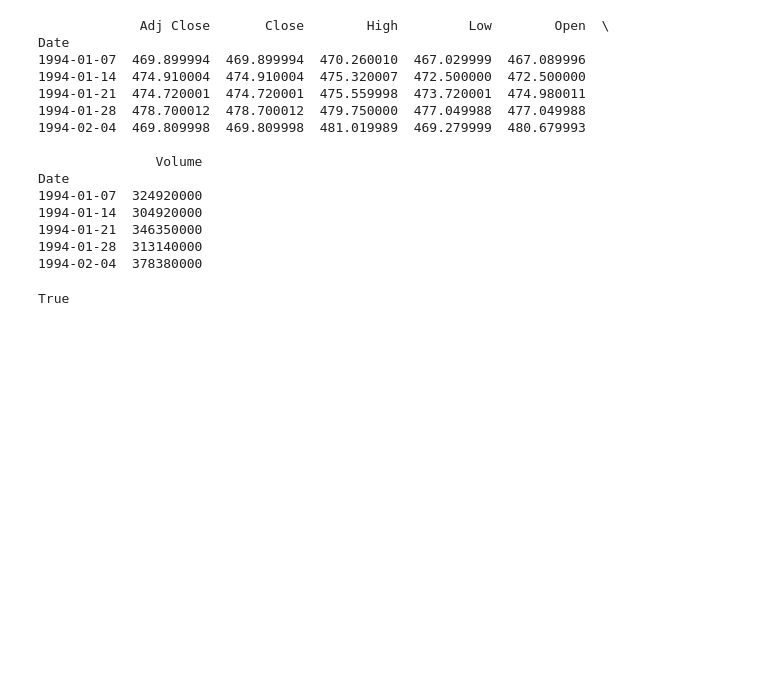
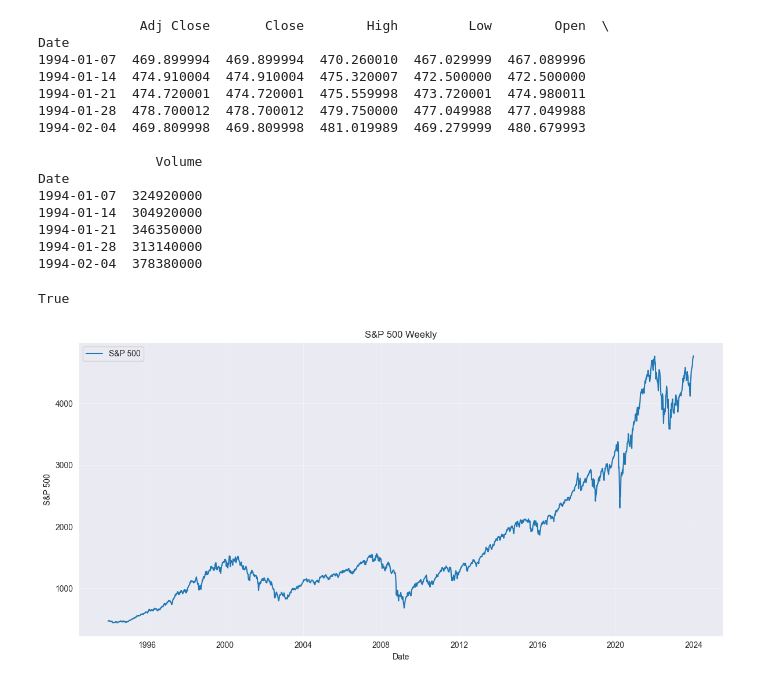
Before and after one commit to nickdatak/Unsupervised-Discovery-of-Market-Regimes, a Jupyter notebook: data/sp500_weekly.ipynb, the cells around one changed output. Saved outputs shown, nothing was run; the diff lists cells and outputs as text; code cells hidden in the pictures; blank space fills up the shorter version.

Commit message:
Visualisations added to weekly data

```diff
--- a/data/sp500_weekly.ipynb
+++ b/data/sp500_weekly.ipynb
@@ -38,3 +38,15 @@ print(sp500_weekly.index.is_monotonic_increasing) # sanity check 2
 True
 # %%
 sp500_weekly.to_csv("sp500_weekly.csv")
+# %%
+plt.figure(figsize=(12, 6))
+plt.plot(sp500_weekly.index, sp500_weekly["Close"], label="S&P 500", color="tab:blue")
+plt.xlabel("Date")
+plt.ylabel("S&P 500")
+plt.title("S&P 500 Weekly")
+plt.legend()
+plt.grid(True, alpha=0.3)
+plt.tight_layout()
+plt.show()
+# %% [output]
+[figure, added]
```
Also changed, not shown: 3 other files.
